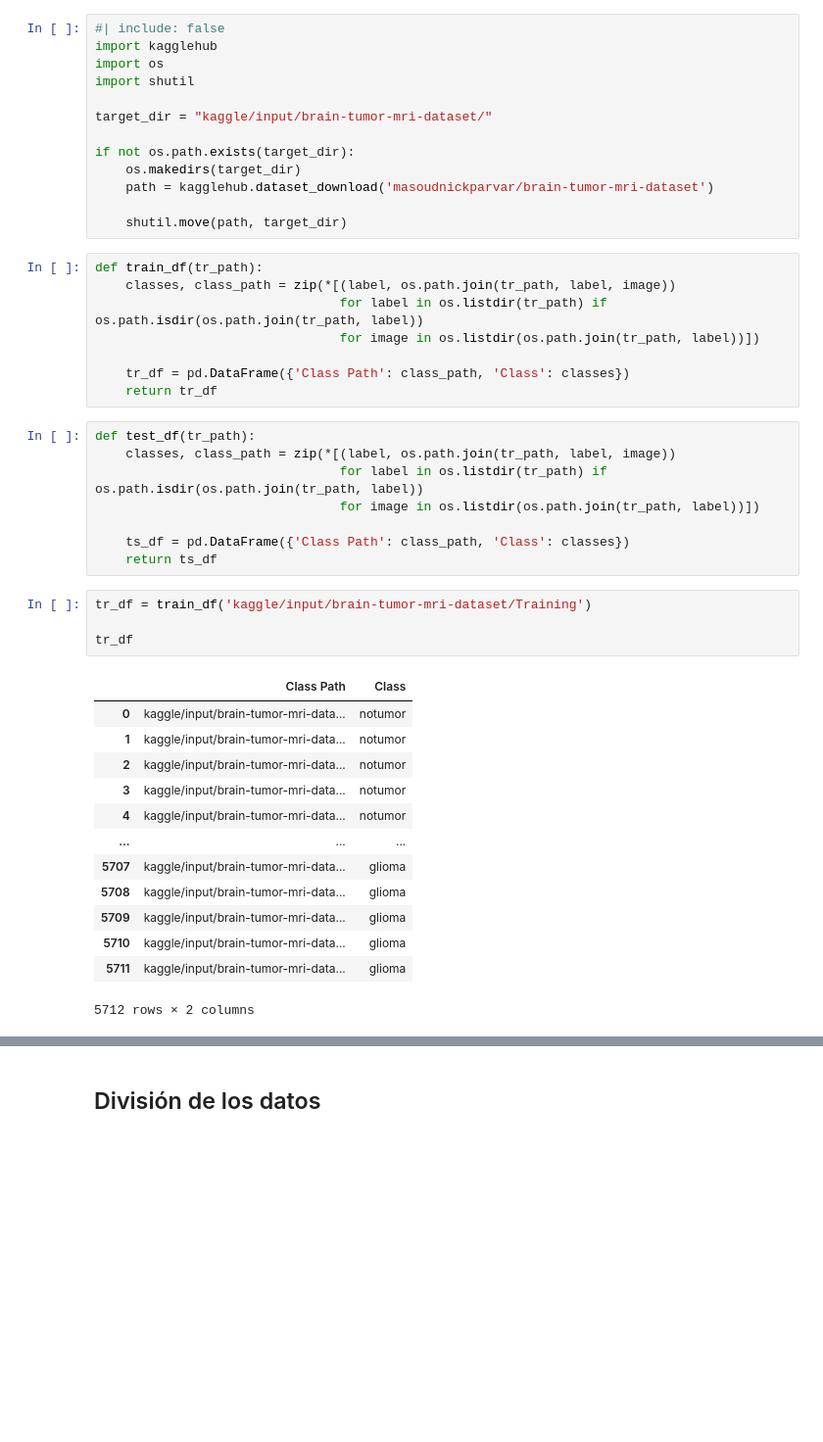
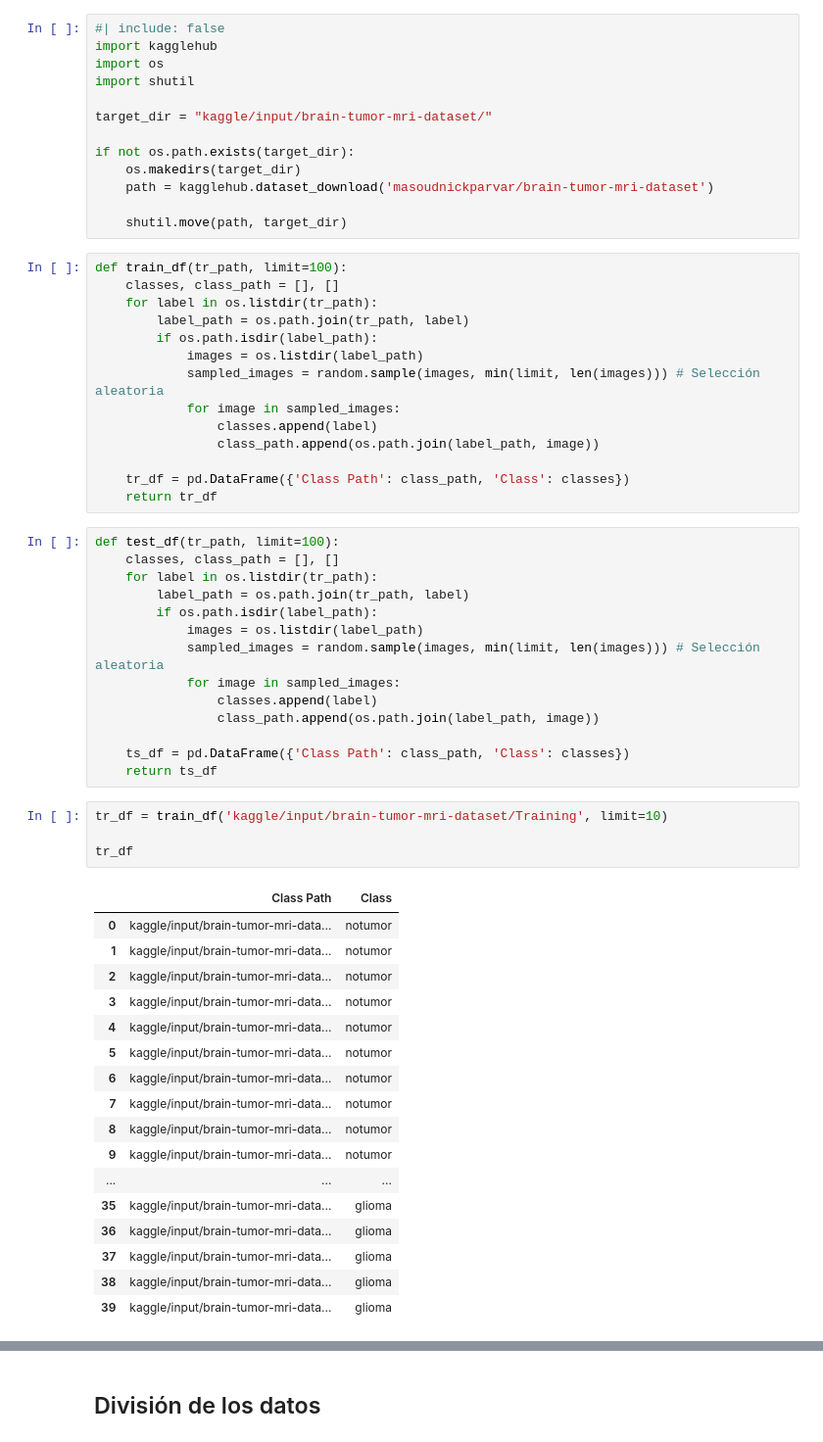
Before and after one commit to franjavi-upct-es/proyectos_personales, a Jupyter notebook: Brain_Tumor_MRI/Brain_Tumor_MRI.ipynb, the cells around one changed output, grey strips where cells are left out. Shown at 98% size. Drawn from its saved outputs; the diff is of its cells as text; blank space fills up the shorter version.

```diff
--- a/Brain_Tumor_MRI/Brain_Tumor_MRI.ipynb
+++ b/Brain_Tumor_MRI/Brain_Tumor_MRI.ipynb
@@ -71,37 +73,53 @@ if not os.path.exists(target_dir):
 
     shutil.move(path, target_dir)
 # %%
-def train_df(tr_path):
-    classes, class_path = zip(*[(label, os.path.join(tr_path, label, image))
-                                for label in os.listdir(tr_path) if os.path.isdir(os.path.join(tr_path, label))
-                                for image in os.listdir(os.path.join(tr_path, label))])
+def train_df(tr_path, limit=100):
+    classes, class_path = [], []
+    for label in os.listdir(tr_path):
+        label_path = os.path.join(tr_path, label)
+        if os.path.isdir(label_path):
+            images = os.listdir(label_path)
+            sampled_images = random.sample(images, min(limit, len(images))) # Selección aleatoria
+            for image in sampled_images:
+                classes.append(label)
+                class_path.append(os.path.join(label_path, image))
 
     tr_df = pd.DataFrame({'Class Path': class_path, 'Class': classes})
     return tr_df
 # %%
-def test_df(tr_path):
-    classes, class_path = zip(*[(label, os.path.join(tr_path, label, image))
-                                for label in os.listdir(tr_path) if os.path.isdir(os.path.join(tr_path, label))
-                                for image in os.listdir(os.path.join(tr_path, label))])
+def test_df(tr_path, limit=100):
+    classes, class_path = [], []
+    for label in os.listdir(tr_path):
+        label_path = os.path.join(tr_path, label)
+        if os.path.isdir(label_path):
+            images = os.listdir(label_path)
+            sampled_images = random.sample(images, min(limit, len(images))) # Selección aleatoria
+            for image in sampled_images:
+                classes.append(label)
+                class_path.append(os.path.join(label_path, image))
 
     ts_df = pd.DataFrame({'Class Path': class_path, 'Class': classes})
     return ts_df
 # %%
-tr_df = train_df('kaggle/input/brain-tumor-mri-dataset/Training')
+tr_df = train_df('kaggle/input/brain-tumor-mri-dataset/Training', limit=10)
 
 tr_df
 # %% [output]
 |  | Class Path | Class |
 | 0 | kaggle/input/brain-tumor-mri-data... | notumor |
 | 1 | kaggle/input/brain-tumor-mri-data... | notumor |
 | 2 | kaggle/input/brain-tumor-mri-data... | notumor |
 | 3 | kaggle/input/brain-tumor-mri-data... | notumor |
 | 4 | kaggle/input/brain-tumor-mri-data... | notumor |
+| 5 | kaggle/input/brain-tumor-mri-data... | notumor |
+| 6 | kaggle/input/brain-tumor-mri-data... | notumor |
+| 7 | kaggle/input/brain-tumor-mri-data... | notumor |
+| 8 | kaggle/input/brain-tumor-mri-data... | notumor |
+| 9 | kaggle/input/brain-tumor-mri-data... | notumor |
 | ... | ... | ... |
-| 5707 | kaggle/input/brain-tumor-mri-data... | glioma |
-| 5708 | kaggle/input/brain-tumor-mri-data... | glioma |
-| 5709 | kaggle/input/brain-tumor-mri-data... | glioma |
-| 5710 | kaggle/input/brain-tumor-mri-data... | glioma |
-| 5711 | kaggle/input/brain-tumor-mri-data... | glioma |
+| 35 | kaggle/input/brain-tumor-mri-data... | glioma |
+| 36 | kaggle/input/brain-tumor-mri-data... | glioma |
+| 37 | kaggle/input/brain-tumor-mri-data... | glioma |
+| 38 | kaggle/input/brain-tumor-mri-data... | glioma |
+| 39 | kaggle/input/brain-tumor-mri-data... | glioma |
-5712 rows × 2 columns
 # %%
```
Also changed, not shown: parts of 11 cells of this notebook.
